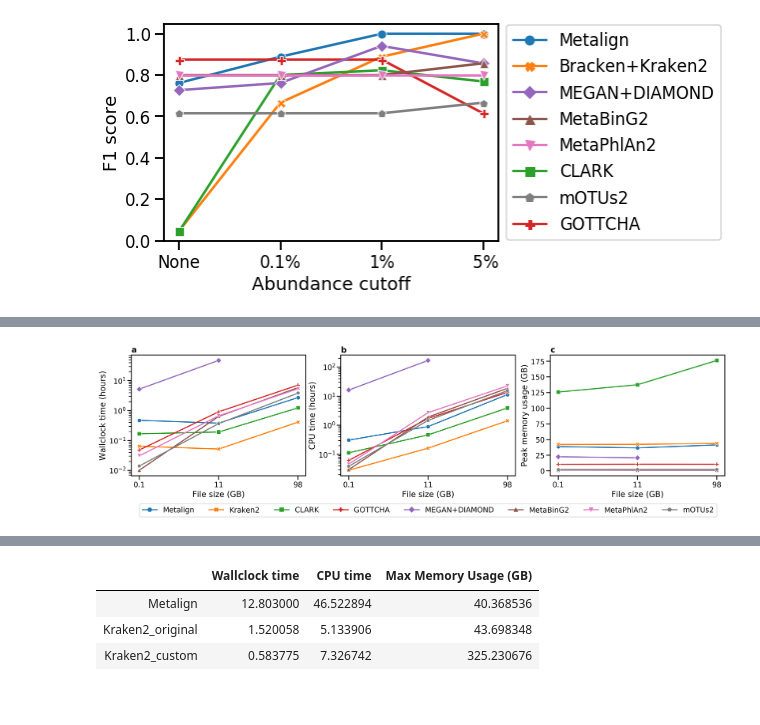
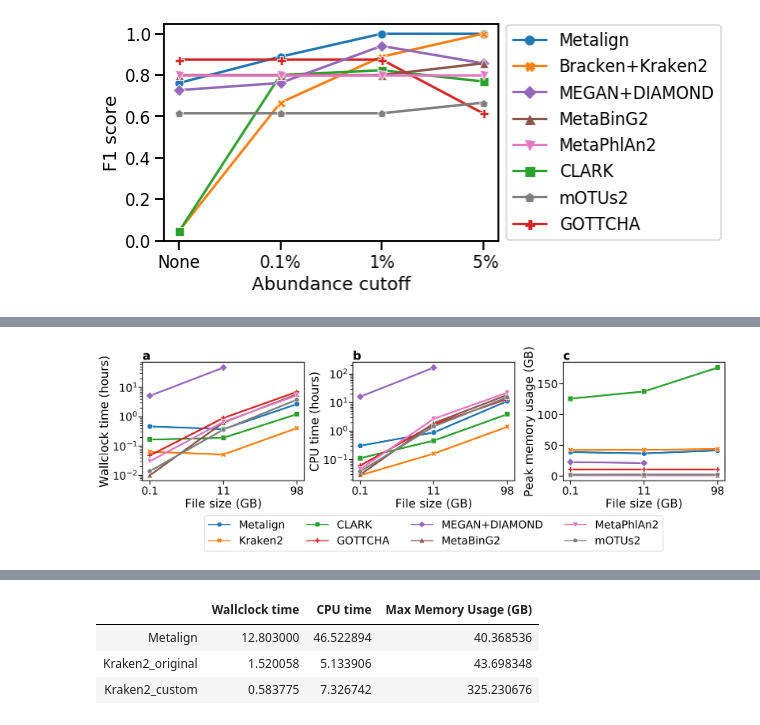
Before and after one commit to nlapier2/metalign_paper_replication, a Jupyter notebook: paper_plots.ipynb, the cells around one changed output, grey strips where cells are left out. Drawn from its saved outputs; the diff is of its cells as text; code cells hidden in the pictures.

```diff
--- a/paper_plots.ipynb
+++ b/paper_plots.ipynb
@@ -8,7 +8,7 @@ from matplotlib import cm
 import seaborn as sns
 import numpy as np
 import pandas as pd
-sns.set_context("talk")
+sns.set_context("talk", font_scale=1.0)
 # %%
 cami_timing_mem = pd.read_csv('plot_inputs/cami_timing_memory.txt', sep='\t', index_col=0)
 cami_timing_mem
@@ -23,7 +23,10 @@ cami_timing_mem
 | MetaPhlAn2 | 14.778192 | 61.798208 | 1.568312 |
 | mOTUS2 | 12.251414 | 49.309878 | 2.214864 |
 # %%
+sns.set_context("talk", font_scale=1.5)
 figure(num=None, figsize=(24, 5), dpi=160, facecolor='w', edgecolor='k')
+plt.subplots_adjust(wspace = 0.3)
+methods = list(cami_timing_mem.index)
 current_palette = sns.color_palette()
 orig_method_order = {'Metalign': 0, 'Kraken2': 1, 'CLARK': 2, 'GOTTCHA': 3, 'MEGAN+DIAMOND': 4,
                     'MetaBinG2': 5, 'MetaPhlAn2': 6, 'mOTUS2': 7}
@@ -162,5 +166,6 @@ plot_panel_figure_cami1(family_rank_df, genus_rank_df, species_rank_df, "no_cuto
 # %%
 # Plot UniFrac, which is rank-indepdendent
+sns.set_context("talk", font_scale=1.0)
 methods = list(genus_rank_df.index)
 current_palette = sns.color_palette()
 orig_method_order = {'Metalign': 0, 'Bracken+Kraken2': 1, 'CLARK': 2, 'GOTTCHA': 3, 'MEGAN+DIAMOND': 4,
@@ -273,6 +278,7 @@ plt.show()'''
 # %% [output]
 'f, (ax, ax2) = plt.subplots(2, 1, gridspec_kw={\'height_ratios\': [3, 1]})\nmarkers = [\'*\', \'s\', \'p\', \'x\', \'^\', \'+\', \'o\', \'<\', \'D\', \'h\', \'1\', \'2\']\n\n# plot the same data on b ...
 # %%
+sns.set_context("talk", font_scale=1.0)
 ax = sns.lineplot(data=peabody_f1s_genus, linewidth=2.5, sort=False, dashes=False, markers=True)
 ax.set(xlabel="Abundance cutoff", ylabel="F1 score")
 #ax.set_ylim(0.5, 1.1)
@@ -308,38 +314,40 @@ real_memory
 | 11 | 36.695492 | 42.416764 | 137.433328 | 10.697600 | 20.921288 | 1.071892 | 1.390892 | 2.225024 |
 | 98 | 41.495000 | 43.799996 | 176.210116 | 10.615212 | NaN | 1.071228 | 1.508576 | 2.218760 |
 # %%
+sns.set_context("talk", font_scale=1.5)
 figure(num=None, figsize=(24, 5), dpi=160, facecolor='w', edgecolor='k')
+plt.subplots_adjust(wspace = 0.3)
 
 plt.subplot(1, 3, 1)
-ax = sns.lineplot(data=real_wallclock_timing, linewidth=2.5, sort=False, dashes=False, markers=True)
+ax = sns.lineplot(data=real_wallclock_timing, linewidth=4, markersize=12, sort=False, dashes=False, markers=True)
 ax.set(xlabel="File size (GB)", ylabel="Wallclock time (hours)")
 plt.yscale('log')
 #ax.legend(loc='center left', bbox_to_anchor=(1, 0.5))
 ax.get_legend().remove()
 ax.set_title('a', loc='left', fontweight='bold')
 
 plt.subplot(1, 3, 2)
-ax = sns.lineplot(data=real_cpu_timing, linewidth=2.5, sort=False, dashes=False, markers=True)
+ax = sns.lineplot(data=real_cpu_timing, linewidth=4, markersize=12, sort=False, dashes=False, markers=True)
 ax.set(xlabel="File size (GB)", ylabel="CPU time (hours)")
 plt.yscale('log')
 #ax.legend(loc='center left', bbox_to_anchor=(1, 0.5))
 #ax.get_legend().remove()
 box = ax.get_position()
 ax.set_position([box.x0, box.y0, box.width * 1.0, box.height * 1.0])
-ax.legend(loc='upper center', bbox_to_anchor=(0.5, -0.2), ncol=8)
+ax.legend(loc='upper center', bbox_to_anchor=(0.5, -0.25), ncol=4)
 ax.set_title('b', loc='left', fontweight='bold')
 
 plt.subplot(1, 3, 3)
-ax = sns.lineplot(data=real_memory, linewidth=2.5, sort=False, dashes=False, markers=True)
+ax = sns.lineplot(data=real_memory, linewidth=4, markersize=12, sort=False, dashes=False, markers=True)
 ax.set(xlabel="File size (GB)", ylabel="Peak memory usage (GB)")
 #plt.yscale('log')
 #ax.legend(loc='center left', bbox_to_anchor=(1, 0.5))
 ax.get_legend().remove()
 ax.set_title('c', loc='left', fontweight='bold')
 
 plt.savefig("figures/real_data_timing_memory.png", bbox_inches='tight')
 # %% [output]
-[figure, old version]
+[figure, new version]
 # %%
 custom_kraken2_family_rank_df = pd.read_csv('plot_inputs/custom_kraken2_family_all_metrics.tsv', sep='\t', index_col=0, header=0)
 custom_kraken2_family_rank_df = prepare_cami1_metrics_df(custom_kraken2_family_rank_df)
```
Also changed, not shown: parts of 7 cells of this notebook, 8 other files.
